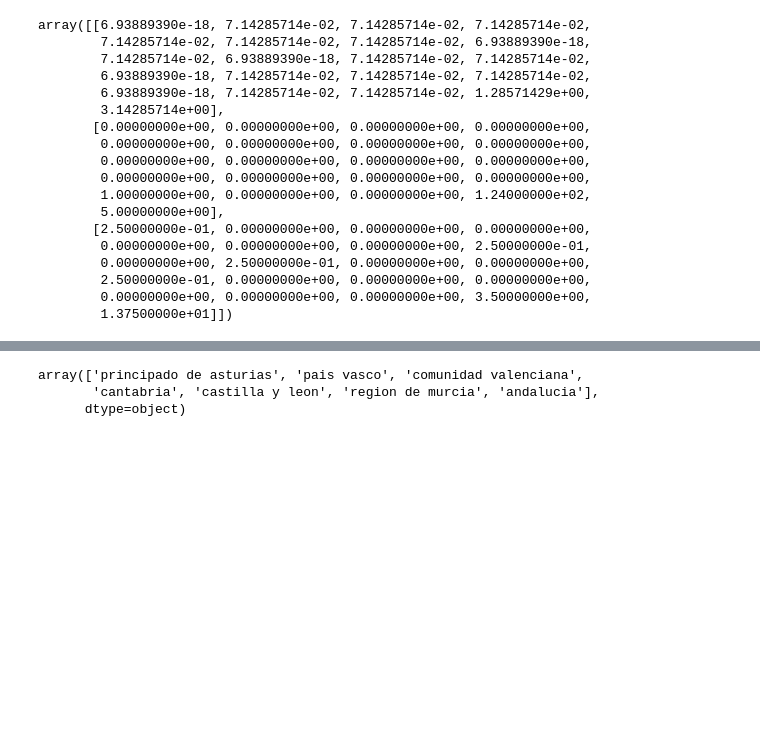
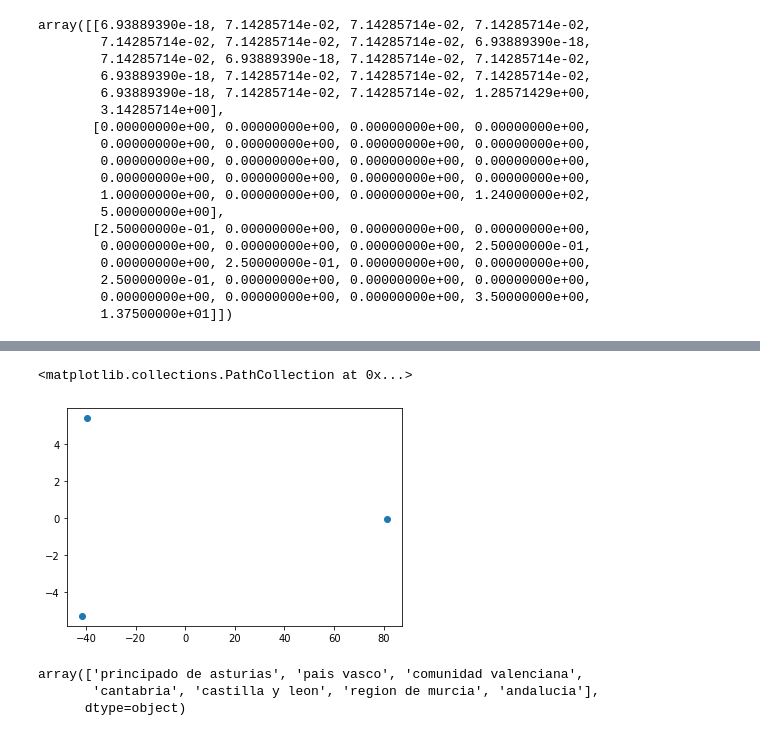
Before and after one commit to Ouardavalue/EDP, a Jupyter notebook: EDP.ipynb, the cells around one changed output, grey strips where cells are left out. Cells and saved outputs as stored; diff of their text form; code cells hidden in the pictures; blank space fills up the shorter version.

```diff
--- a/EDP.ipynb
+++ b/EDP.ipynb
@@ -323,3 +327,11 @@ plt.scatter(X_reduced[:, 0], [])
+# %%
+n_components = 2
+pca_center = PCA(n_components=n_components)
+center_reduced = pca_center.fit_transform(kmeans.cluster_centers_)
+plt.scatter(center_reduced[:, 0], center_reduced[:, 1])
+# %% [output]
+<matplotlib.collections.PathCollection at 0x...>
+[figure, added]
 # %%
 df_points['region'].unique()
 # %% [output]
```
Also changed, not shown: parts of 2 cells of this notebook.
